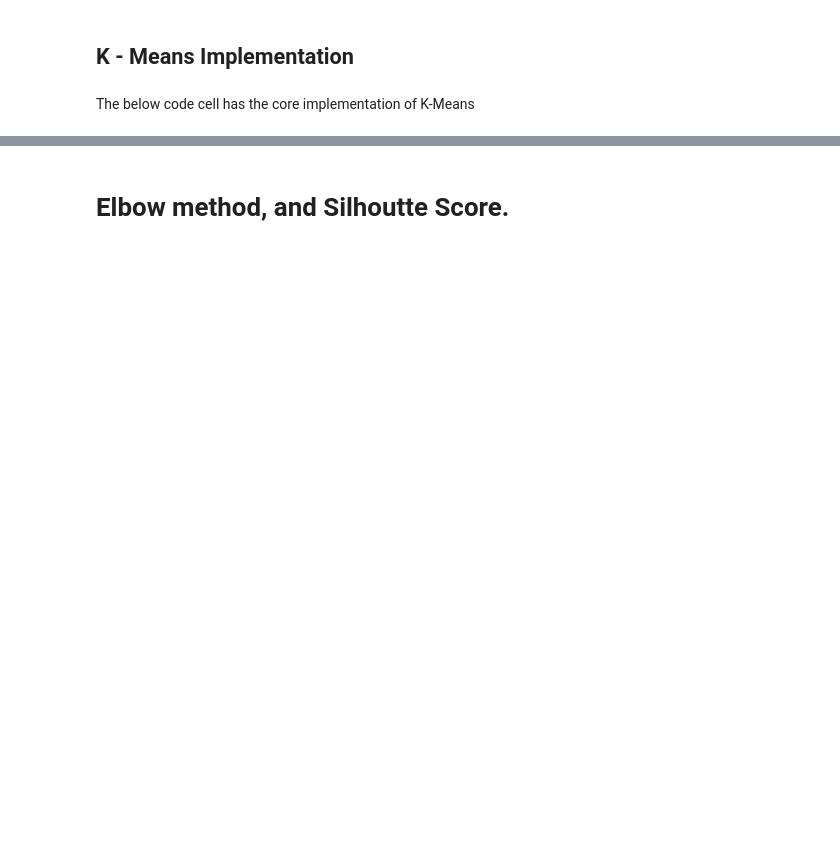
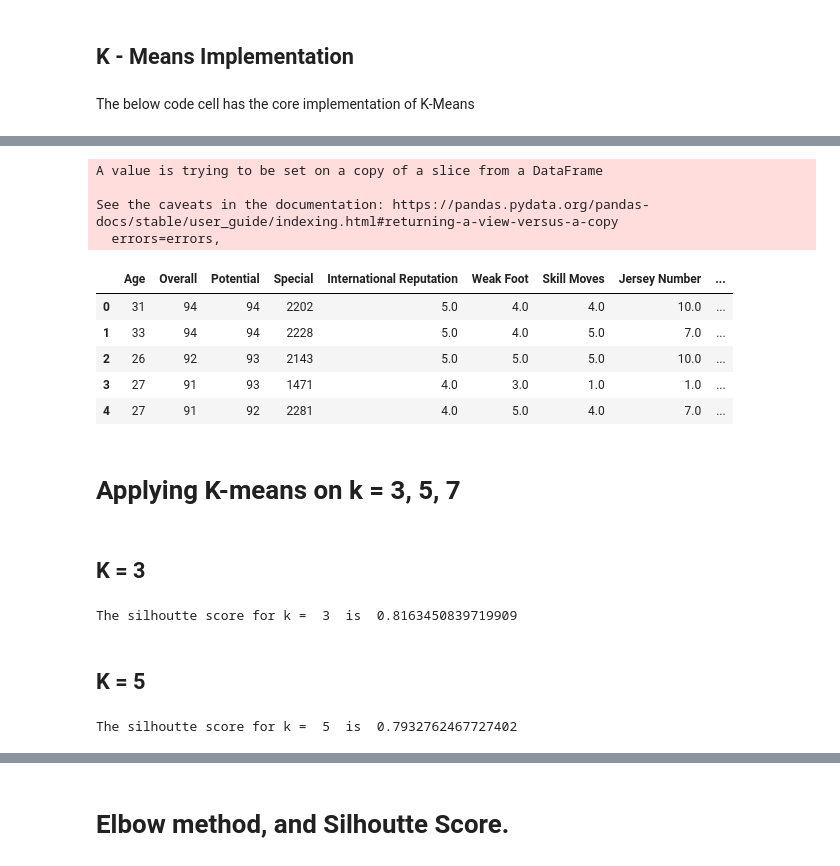
Before and after one commit to NeelMishra/Clustering-Analysis, a Jupyter notebook: Code/Question_2.ipynb, the cells around one changed output, grey strips where cells are left out. Drawn from its saved outputs; the diff is of its cells as text; code cells hidden in the pictures; blank space fills up the shorter version.

```diff
--- a/Code/Question_2.ipynb
+++ b/Code/Question_2.ipynb
@@ -145,0 +159,49 @@ SyntaxError: ignored
+# %%
+import pandas as pd
+import csv
+df = pd.read_csv('processed_data.csv', index_col=0)
+
+
+# Step 1: Extract numerical features
+data = df.select_dtypes(include=[np.number])
+# removing ordinal feature 'ID'
+data.drop('ID', axis=1, inplace=True)
+
+data.head()
+# %% [output]
+A value is trying to be set on a copy of a slice from a DataFrame
+
+See the caveats in the documentation: https://pandas.pydata.org/pandas-docs/stable/user_guide/indexing.html#returning-a-view-versus-a-copy
+  errors=errors,
+|  | Age | Overall | Potential | Special | International Reputation | Weak Foot | Skill Moves | Jersey Number | ... |
+| 0 | 31 | 94 | 94 | 2202 | 5.0 | 4.0 | 4.0 | 10.0 | ... |
+| 1 | 33 | 94 | 94 | 2228 | 5.0 | 4.0 | 5.0 | 7.0 | ... |
+| 2 | 26 | 92 | 93 | 2143 | 5.0 | 5.0 | 5.0 | 10.0 | ... |
+| 3 | 27 | 91 | 93 | 1471 | 4.0 | 3.0 | 1.0 | 1.0 | ... |
+| 4 | 27 | 91 | 92 | 2281 | 4.0 | 5.0 | 4.0 | 7.0 | ... |
+# %% [markdown]
+# Applying K-means on k = 3, 5, 7
+# %% [markdown]
+## K = 3
+# %%
+from sklearn.metrics import silhouette_score
+
+k = 3
+data_numpy = data.to_numpy()
+kmeans = k_means(k)
+clusters, cluster_centers, labels,iteration = kmeans.fit(data_numpy)
+
+print("The silhoutte score for k = ", k, " is ", silhouette_score(data_numpy, np.array(labels)))
+# %% [output]
+The silhoutte score for k =  3  is  0.8163450839719909
+# %% [markdown]
+## K = 5
+# %%
+k = 5
+data_numpy = data.to_numpy()
+kmeans = k_means(k)
+clusters, cluster_centers, labels,iteration = kmeans.fit(data_numpy)
+
+print("The silhoutte score for k = ", k, " is ", silhouette_score(data_numpy, np.array(labels)))
+# %% [output]
+The silhoutte score for k =  5  is  0.7932762467727402
```
Also changed, not shown: parts of 32 cells of this notebook.
